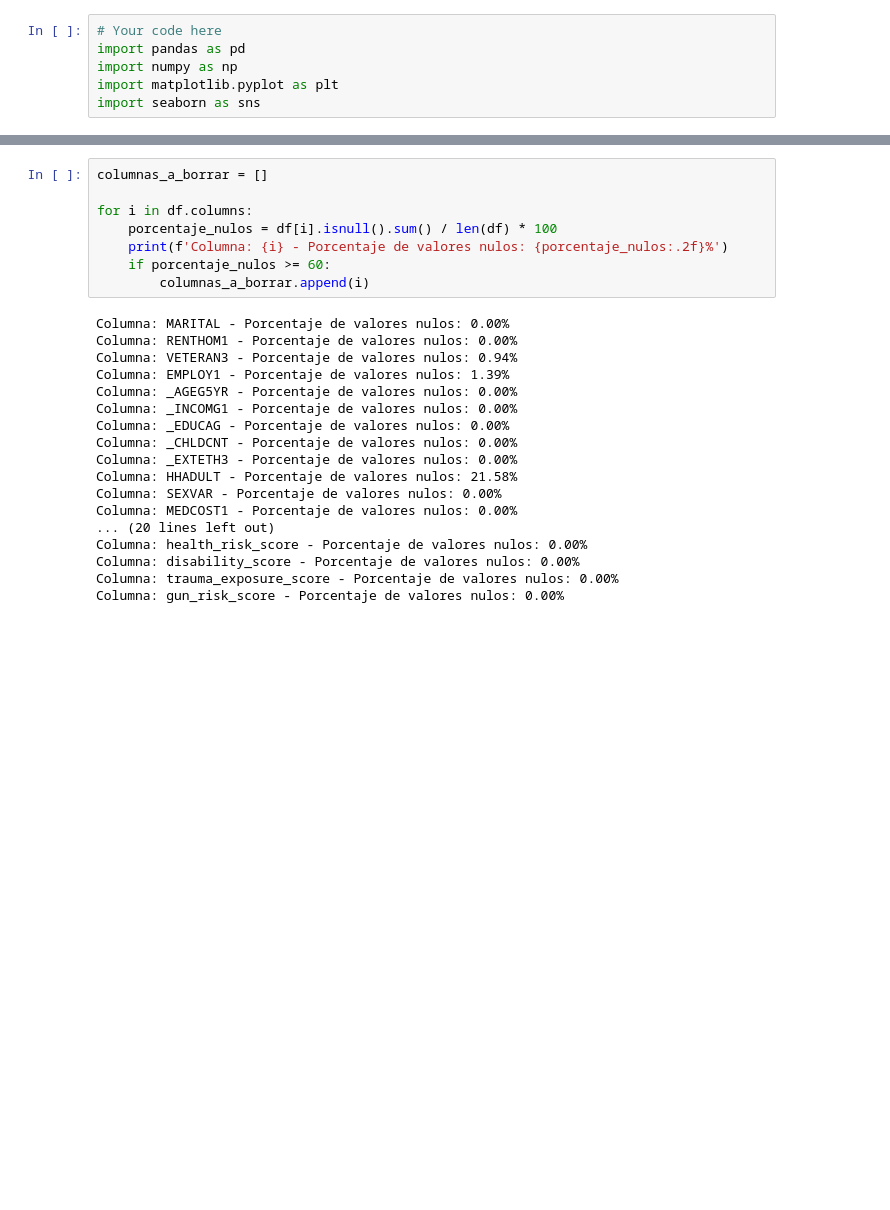
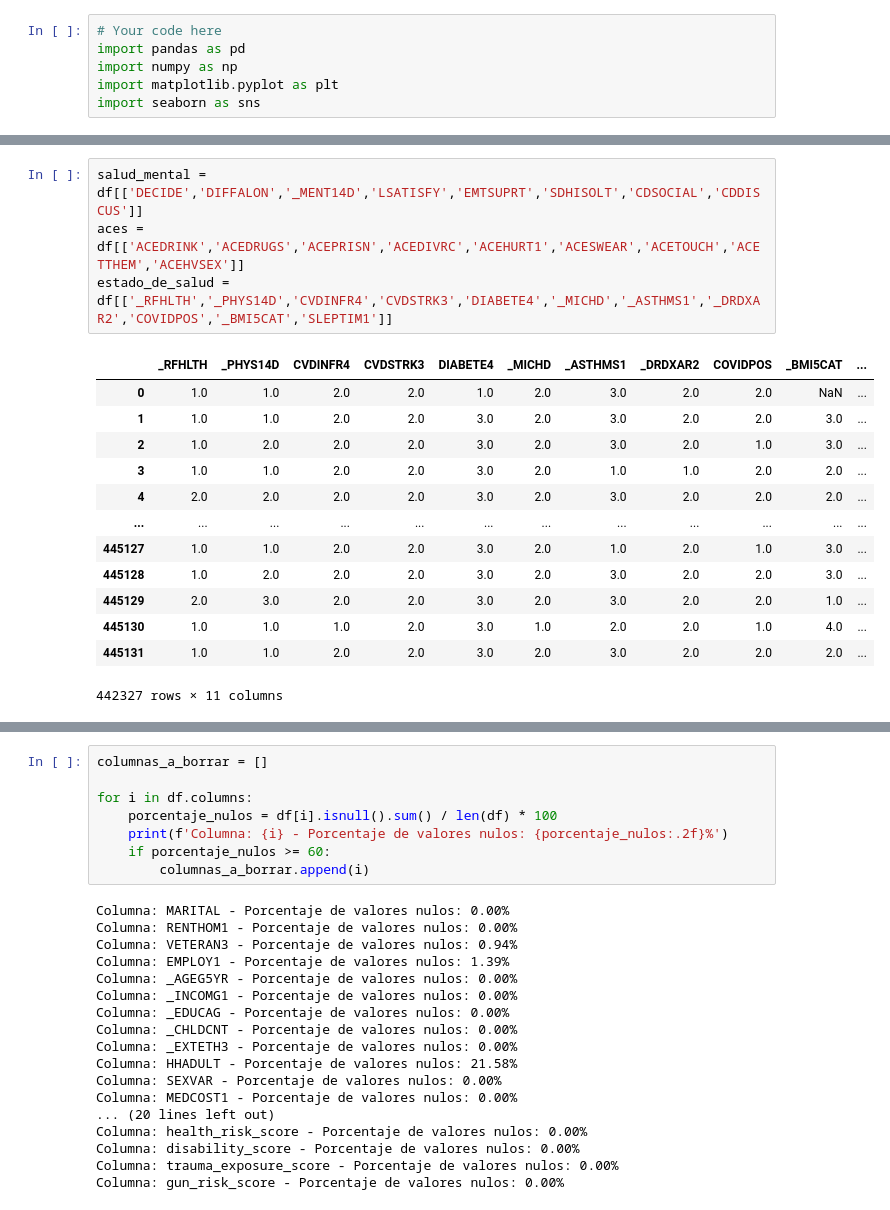
Before and after one commit to MariaDe96/Final_Project_DataScient, a Jupyter notebook: src/explore_jesus.ipynb, the cells around one changed output, grey strips where cells are left out. Saved outputs shown, nothing was run; the diff lists cells and outputs as text; blank space fills up the shorter version.

```diff
--- a/src/explore_jesus.ipynb
+++ b/src/explore_jesus.ipynb
@@ -26,0 +86,18 @@ df
+# %%
+salud_mental = df[['DECIDE','DIFFALON','_MENT14D','LSATISFY','EMTSUPRT','SDHISOLT','CDSOCIAL','CDDISCUS']]
+aces = df[['ACEDRINK','ACEDRUGS','ACEPRISN','ACEDIVRC','ACEHURT1','ACESWEAR','ACETOUCH','ACETTHEM','ACEHVSEX']]
+estado_de_salud = df[['_RFHLTH','_PHYS14D','CVDINFR4','CVDSTRK3','DIABETE4','_MICHD','_ASTHMS1','_DRDXAR2','COVIDPOS','_BMI5CAT','SLEPTIM1']]
+# %% [output]
+|  | _RFHLTH | _PHYS14D | CVDINFR4 | CVDSTRK3 | DIABETE4 | _MICHD | _ASTHMS1 | _DRDXAR2 | COVIDPOS | _BMI5CAT | ... |
+| 0 | 1.0 | 1.0 | 2.0 | 2.0 | 1.0 | 2.0 | 3.0 | 2.0 | 2.0 | NaN | ... |
+| 1 | 1.0 | 1.0 | 2.0 | 2.0 | 3.0 | 2.0 | 3.0 | 2.0 | 2.0 | 3.0 | ... |
+| 2 | 1.0 | 2.0 | 2.0 | 2.0 | 3.0 | 2.0 | 3.0 | 2.0 | 1.0 | 3.0 | ... |
+| 3 | 1.0 | 1.0 | 2.0 | 2.0 | 3.0 | 2.0 | 1.0 | 1.0 | 2.0 | 2.0 | ... |
+| 4 | 2.0 | 2.0 | 2.0 | 2.0 | 3.0 | 2.0 | 3.0 | 2.0 | 2.0 | 2.0 | ... |
+| ... | ... | ... | ... | ... | ... | ... | ... | ... | ... | ... | ... |
+| 445127 | 1.0 | 1.0 | 2.0 | 2.0 | 3.0 | 2.0 | 1.0 | 2.0 | 1.0 | 3.0 | ... |
+| 445128 | 1.0 | 2.0 | 2.0 | 2.0 | 3.0 | 2.0 | 3.0 | 2.0 | 2.0 | 3.0 | ... |
+| 445129 | 2.0 | 3.0 | 2.0 | 2.0 | 3.0 | 2.0 | 3.0 | 2.0 | 2.0 | 1.0 | ... |
+| 445130 | 1.0 | 1.0 | 1.0 | 2.0 | 3.0 | 1.0 | 2.0 | 2.0 | 1.0 | 4.0 | ... |
+| 445131 | 1.0 | 1.0 | 2.0 | 2.0 | 3.0 | 2.0 | 3.0 | 2.0 | 2.0 | 2.0 | ... |
+442327 rows × 11 columns
```
Also changed, not shown: parts of 15 cells of this notebook, 1 other file.
